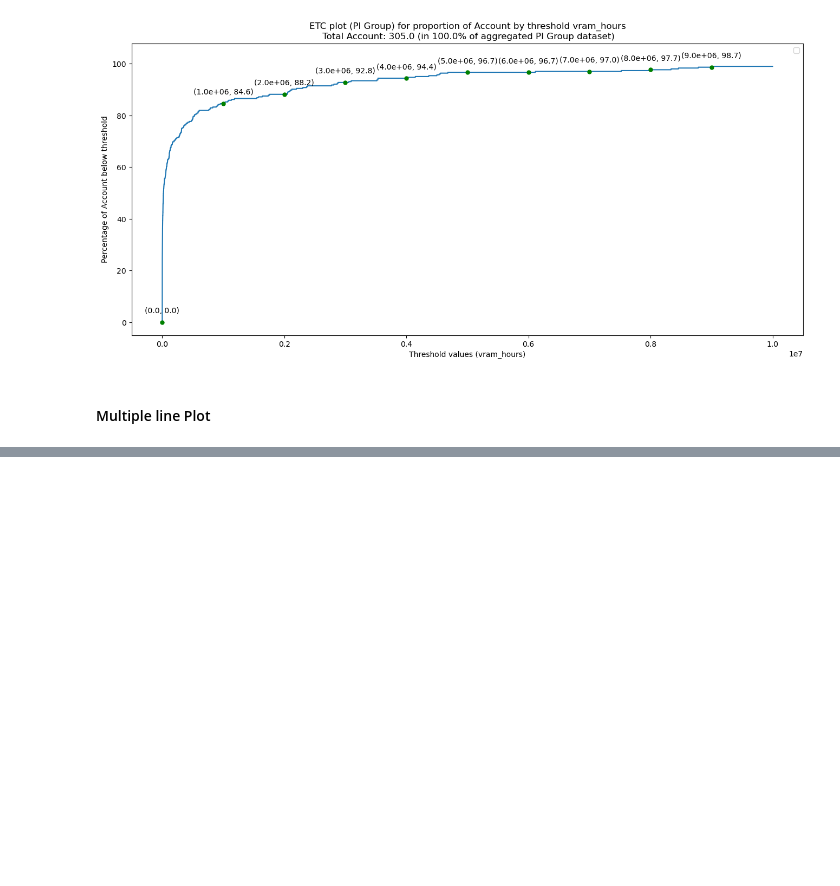
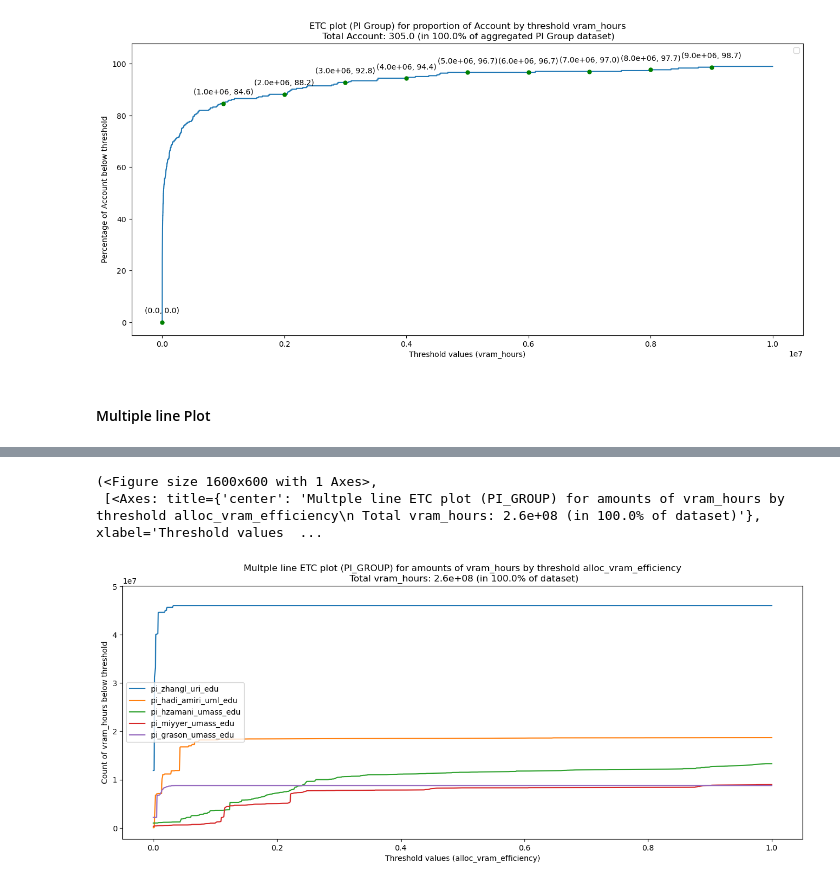
Before and after one commit to UnityHPC/ds4cg-job-analytics, a Jupyter notebook: notebooks/ETC Plot.ipynb, the cells around one changed output, grey strips where cells are left out. Drawn from its saved outputs; the diff is of its cells as text; code cells hidden in the pictures; blank space fills up the shorter version.

```diff
--- a/notebooks/ETC Plot.ipynb
+++ b/notebooks/ETC Plot.ipynb
@@ -100,0 +127,21 @@ etc_instance.plot_etc(plot_type=type,
+# %%
+pi_df = etc_instance.pi_accounts_with_efficiency_metrics
+
+# Get top users with highest job count
+top_pi_with_vram_hours = pi_df.sort_values(enum_constants.PIEfficiencyMetricsEnum.VRAM_HOURS.value, ascending=False)
+top_5_pi_lists = top_pi_with_vram_hours.head(5)[enum_constants.ProportionMetricsEnum.PI_GROUPS.value].to_list()
+# %%
+etc_instance.multiple_line_etc_plot(
+                                    object_column_type=enum_constants.ETCPlotTypes.PI_GROUP,
+                                    plot_object_list=top_5_pi_lists,
+                                    threshold_metric=enum_constants.JobEfficiencyMetricsEnum.ALLOC_VRAM_EFFICIENCY,
+                                    min_threshold=0,
+                                    max_threshold=1.0,
+                                    threshold_step=0.001,
+                                    proportion_metric=enum_constants.ProportionMetricsEnum.VRAM_HOURS,
+                                    plot_percentage=False
+                                    )
+# %% [output]
+(<Figure size 1600x600 with 1 Axes>,
+ [<Axes: title={'center': 'Multple line ETC plot (PI_GROUP) for amounts of vram_hours by threshold alloc_vram_efficiency\n Total vram_hours: 2.6e+08 (in 100.0% of dataset)'}, xlabel='Threshold values  ...
+[figure, added]
```
Also changed, not shown: parts of 5 cells of this notebook, 1 other file.
